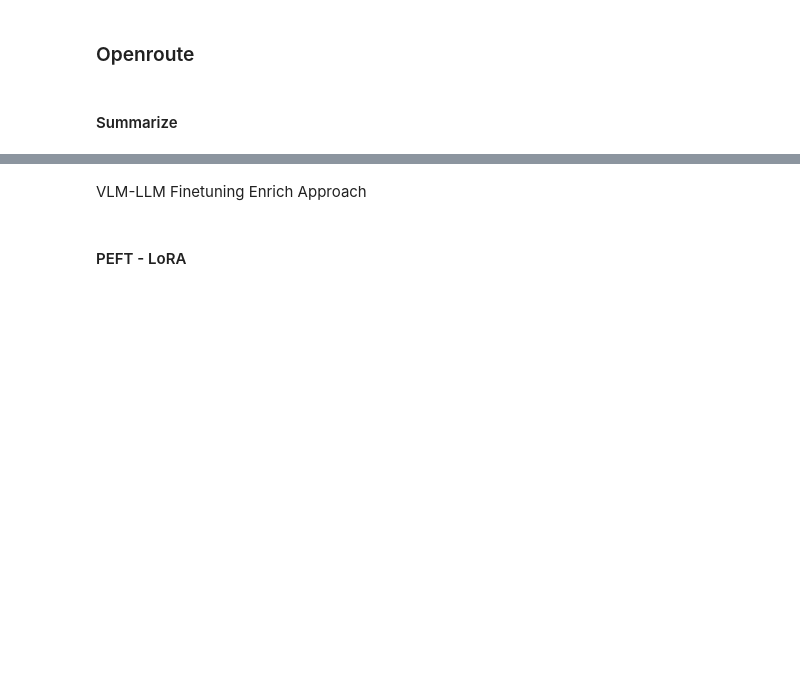
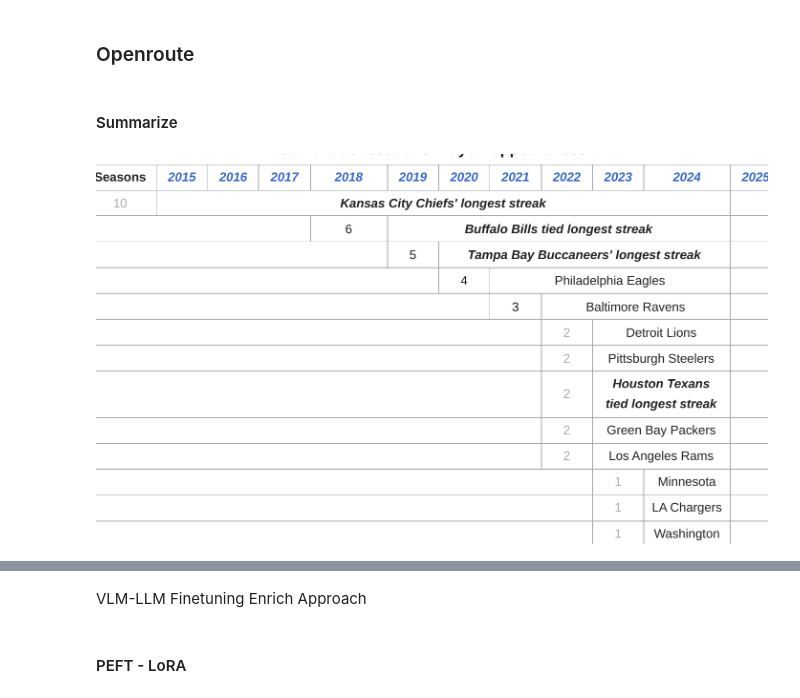
Before and after one commit to trlhvinh04/multimodal-rag-baseline, a Jupyter notebook: notebooks/VLM_parse/VLM.ipynb, the cells around one changed output, grey strips where cells are left out. Cells and saved outputs as stored; diff of their text form; code cells hidden in the pictures; blank space fills up the shorter version.

```diff
--- a/notebooks/VLM_parse/VLM.ipynb
+++ b/notebooks/VLM_parse/VLM.ipynb
@@ -601,3 +609,11 @@ import base64
 image_path = "img_test/ccc3348504535e22aa44231e57052869_page1_table0_part1.png"  # Thay đường dẫn ảnh ở đây
 with open(image_path, "rb") as image_file:
     base64_image = base64.b64encode(image_file.read()).decode("utf-8")
+# %%
+image_bytes = base64.b64decode(base64_image)
+
+# Sử dụng dữ liệu hình ảnh
+from IPython.display import Image
+Image(data=image_bytes)
+# %% [output]
+[figure, added]
```
Also changed, not shown: parts of 13 cells of this notebook, 2 other files.
